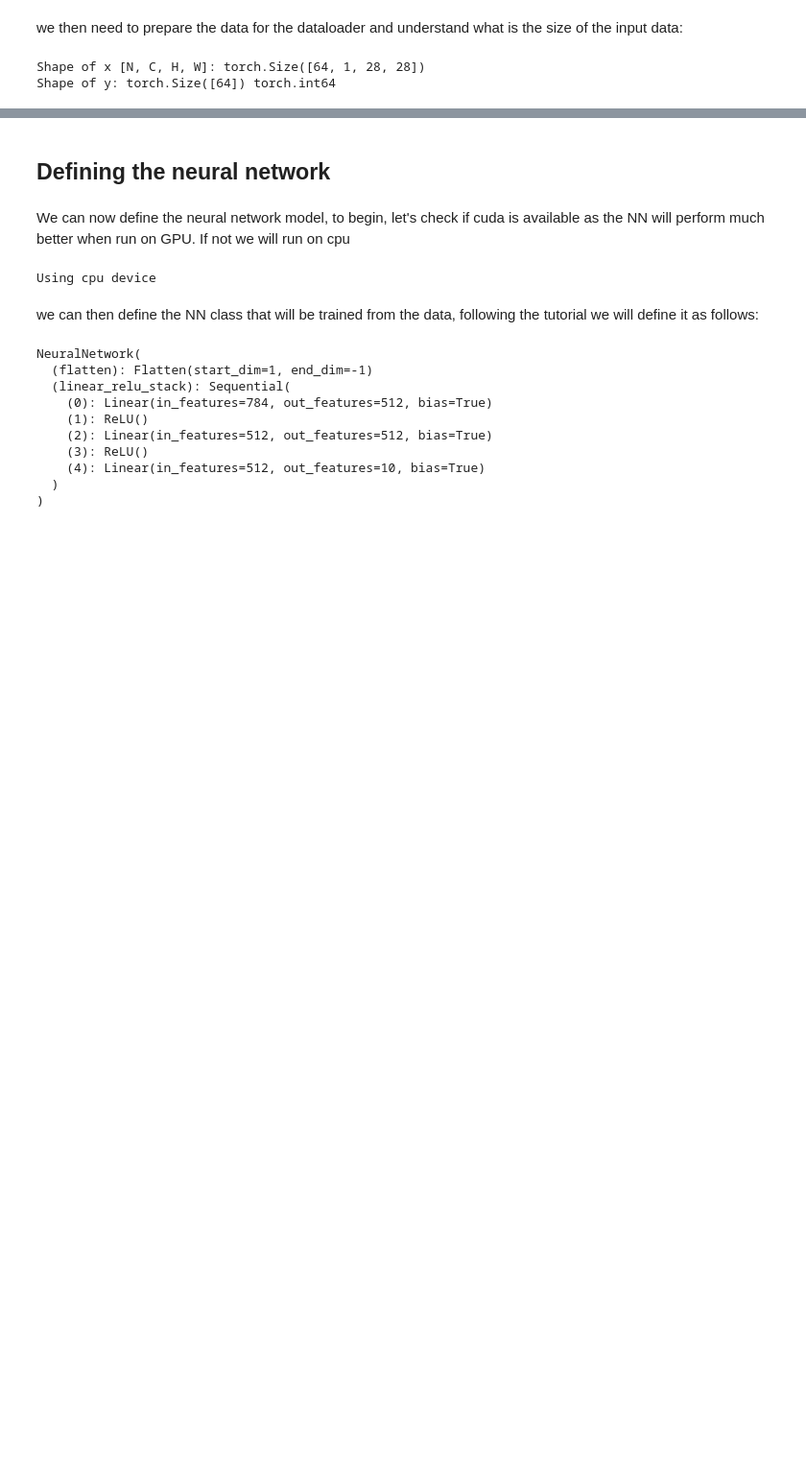
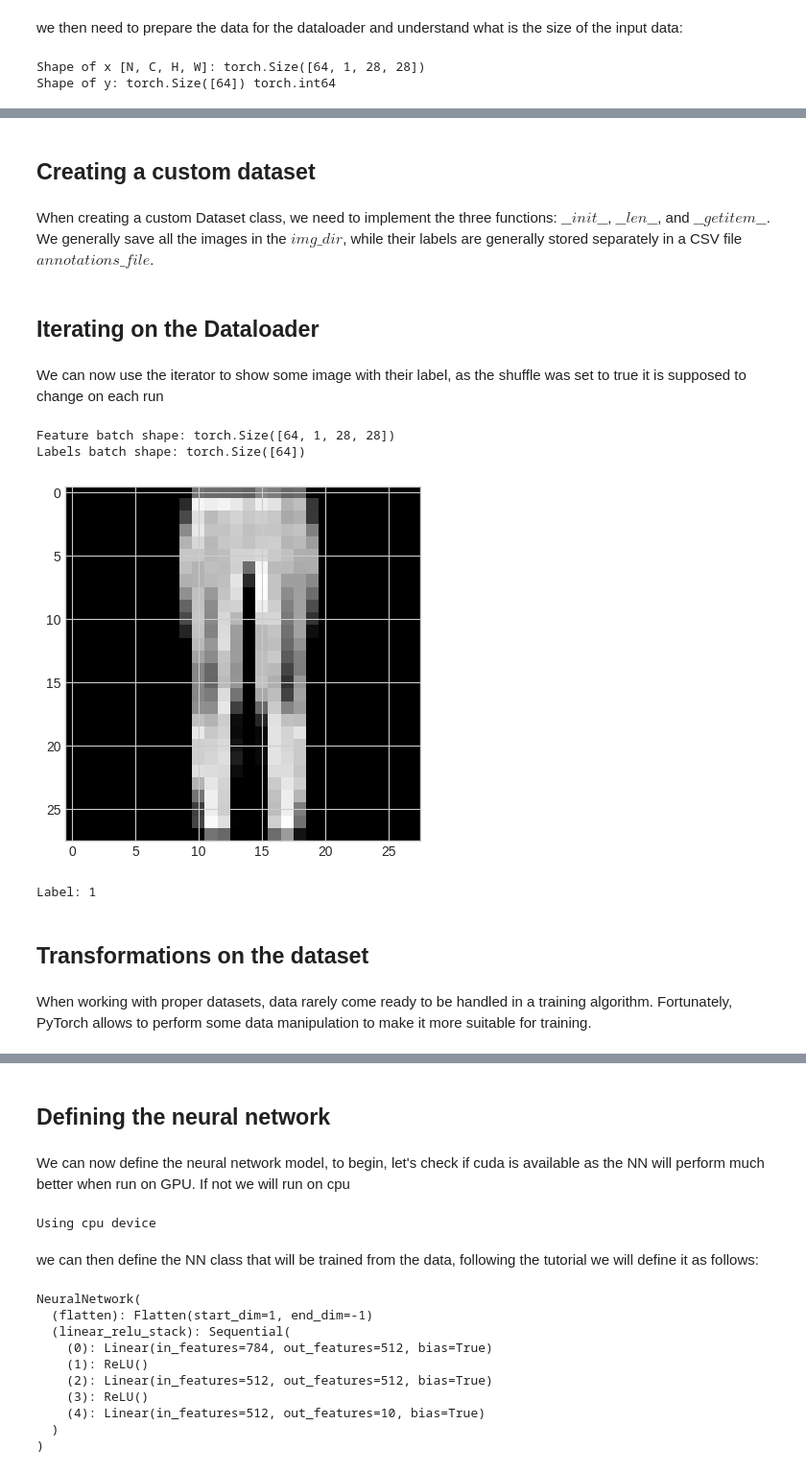
Before and after one commit to KuZa91/Python_modules_in_a_Nutshell, a Jupyter notebook: Pytorch_in_a_nutshell.ipynb, the cells around one changed output, grey strips where cells are left out. Shown at 96% size. Drawn from its saved outputs; the diff is of its cells as text; code cells hidden in the pictures; blank space fills up the shorter version.

```diff
--- a/Pytorch_in_a_nutshell.ipynb
+++ b/Pytorch_in_a_nutshell.ipynb
@@ -60,11 +254,11 @@ Extracting data/FashionMNIST/raw/t10k-labels-idx1-ubyte.gz to data/FashionMNIST/
 # %% [markdown]
 we then need to prepare the data for the dataloader and understand what is the size of the input data:
 # %%
-batch_size = 64 # Each iterable element will return to the dataloader batch_size features and labels
+batch_size = 64 # Each iterable element will return to the dataloader batch_size features and labels before updating the weights
 
 # Create data loaders.
-train_dataloader = DataLoader(training_data, batch_size=batch_size)
-test_dataloader = DataLoader(test_data, batch_size=batch_size)
+train_dataloader = DataLoader(training_data, batch_size=batch_size, shuffle=True)
+test_dataloader = DataLoader(test_data, batch_size=batch_size, shuffle=True)
 
 for x, y in test_dataloader:
     print(f"Shape of x [N, C, H, W]: {x.shape}")
@@ -75,0 +306,5 @@ Shape of y: torch.Size([64]) torch.int64
+# %% [markdown]
+<h2> Creating a custom dataset</h2>
+# %% [markdown]
+When creating a custom Dataset class, we need to implement the three functions: $\_\_init\_\_$, $\_\_len\_\_$, and $\_\_getitem\_\_$.
+We generally save all the images in the $img\_dir$, while their labels are generally stored separately in a CSV file $annotations\_file$.
@@ -75,0 +331,24 @@ Shape of y: torch.Size([64]) torch.int64
+# %% [markdown]
+<h2> Iterating on the Dataloader</h2>
+# %% [markdown]
+We can now use the iterator to show some image with their label, as the shuffle was set to true it is supposed to change on each run
+# %%
+# Display image and label.
+train_features, train_labels = next(iter(train_dataloader))
+print(f"Feature batch shape: {train_features.size()}")
+print(f"Labels batch shape: {train_labels.size()}")
+img = train_features[0].squeeze()
+label = train_labels[0]
+plt.imshow(img, cmap="gray")
+plt.show()
+print(f"Label: {label}")
+# %% [output]
+Feature batch shape: torch.Size([64, 1, 28, 28])
+Labels batch shape: torch.Size([64])
+[figure, added]
+Label: 1
+# %% [markdown]
+<h2> Transformations on the dataset </h2>
+# %% [markdown]
+When working with proper datasets, data rarely come ready to be handled in a training algorithm.
+Fortunately, PyTorch allows to perform some data manipulation to make it more suitable for training.
```
Also changed, not shown: parts of 60 cells of this notebook.
